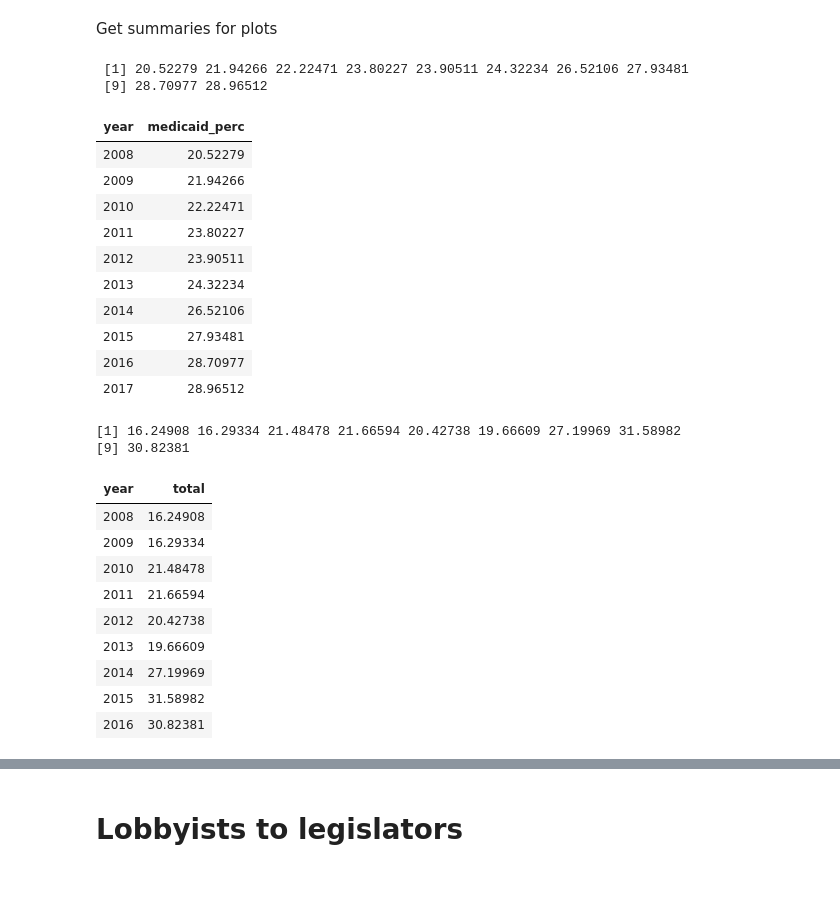
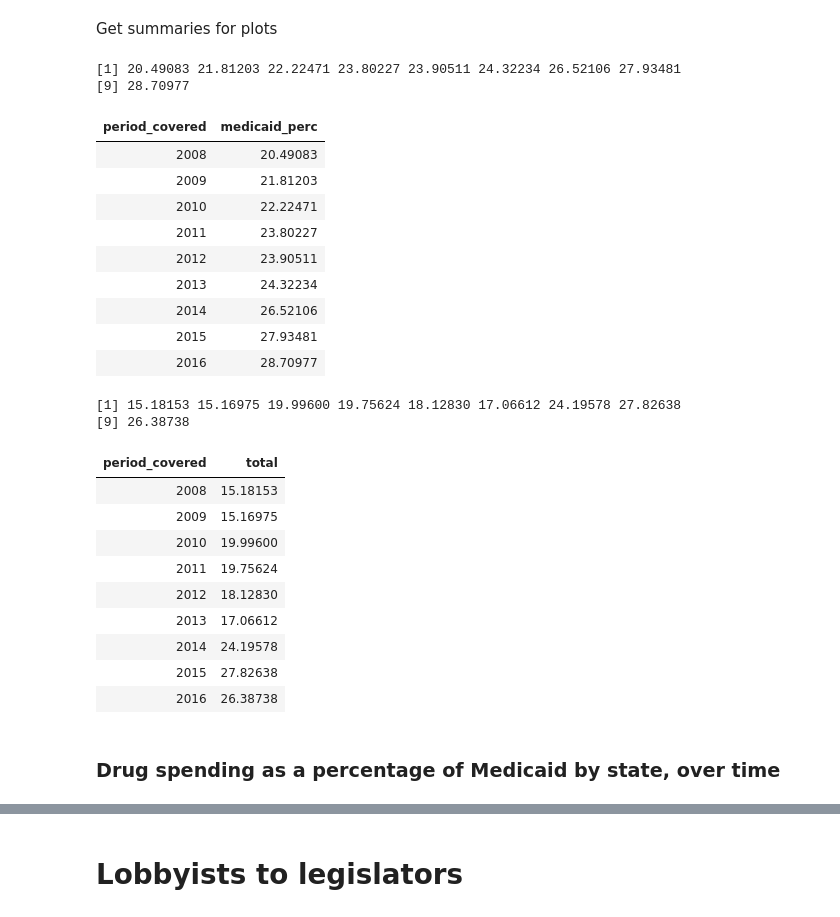
Before and after one commit to PublicI/medicaid-graphic, a Jupyter notebook: line-graphs.ipynb, the cells around one changed output, grey strips where cells are left out. Saved outputs shown, nothing was run; the diff lists cells and outputs as text; code cells hidden in the pictures; blank space fills up the shorter version.

Commit message:
Master file of drug/spending data

```diff
--- a/line-graphs.ipynb
+++ b/line-graphs.ipynb
@@ -1,8 +1,7 @@
 # %% [markdown]
 # Medicaid, drug spending
 # %%
-budgets = read.csv('budgets.csv', sep = ';', strip.white = TRUE)
-drugs = read.csv('drug-spending.csv', sep = ';', strip.white = TRUE)
+df = read.csv('medicaid-costs-master.csv')
 
 library(dplyr)
 library(ggplot2)
@@ -20,17 +30,17 @@ The following objects are masked from ‘package:base’:
 # %% [markdown]
 Get summaries for plots
 # %%
-amts = budgets %>%
-    group_by(year) %>%
+amts = df %>%
+    group_by(period_covered) %>%
     summarise(medicaid_perc = sum(medicaid_total)/sum(all_spending_total)*100)
 amts$medicaid_perc
 amts
 # %% [output]
- [1] 20.52279 21.94266 22.22471 23.80227 23.90511 24.32234 26.52106 27.93481
- [9] 28.70977 28.96512
+[1] 20.49083 21.81203 22.22471 23.80227 23.90511 24.32234 26.52106 27.93481
+[9] 28.70977
-| year | medicaid_perc |
-| 2008 | 20.52279 |
-| 2009 | 21.94266 |
+| period_covered | medicaid_perc |
+| 2008 | 20.49083 |
+| 2009 | 21.81203 |
 | 2010 | 22.22471 |
 | 2011 | 23.80227 |
 | 2012 | 23.90511 |
@@ -38,23 +48,22 @@ amts
 | 2014 | 26.52106 |
 | 2015 | 27.93481 |
 | 2016 | 28.70977 |
-| 2017 | 28.96512 |
 # %%
-totals = drugs %>%
-    group_by(year) %>%
+totals = df %>%
+    group_by(period_covered) %>%
     summarise(total = sum(spending_less_rebates)/1000000000)
 totals$total
 totals
 # %% [output]
-[1] 16.24908 16.29334 21.48478 21.66594 20.42738 19.66609 27.19969 31.58982
-[9] 30.82381
+[1] 15.18153 15.16975 19.99600 19.75624 18.12830 17.06612 24.19578 27.82638
+[9] 26.38738
-| year | total |
-| 2008 | 16.24908 |
-| 2009 | 16.29334 |
-| 2010 | 21.48478 |
-| 2011 | 21.66594 |
-| 2012 | 20.42738 |
-| 2013 | 19.66609 |
-| 2014 | 27.19969 |
-| 2015 | 31.58982 |
-| 2016 | 30.82381 |
+| period_covered | total |
+| 2008 | 15.18153 |
+| 2009 | 15.16975 |
+| 2010 | 19.99600 |
+| 2011 | 19.75624 |
+| 2012 | 18.12830 |
+| 2013 | 17.06612 |
+| 2014 | 24.19578 |
+| 2015 | 27.82638 |
+| 2016 | 26.38738 |
@@ -75,0 +70,2 @@ df$medicaid_percent_state = (df$medicaid_state / df$all_spending_state) * 100 %>
+# %% [markdown]
+### Drug spending as a percentage of Medicaid by state, over time
```
Also changed, not shown: parts of 20 cells of this notebook, 6 other files.
